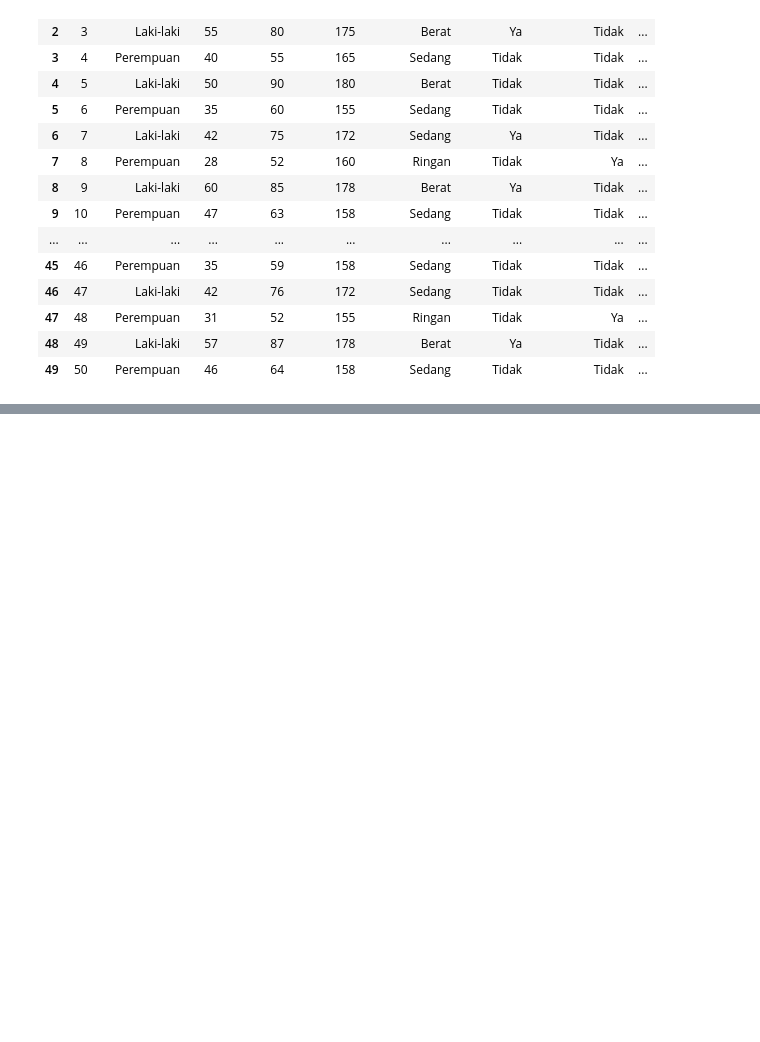
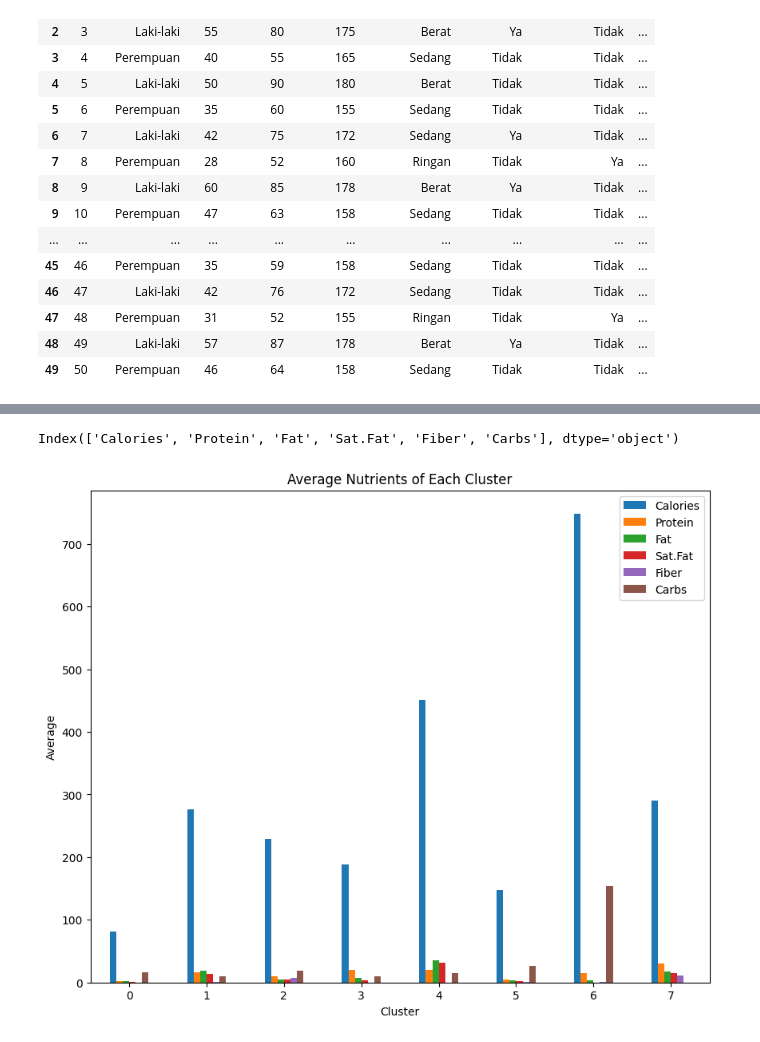
Before and after one commit to elisa11ramadanti/Capstone-Pilkamu, a Jupyter notebook: Capstone_Pilkamu.ipynb, the cells around one changed output, grey strips where cells are left out. Cells and saved outputs as stored; diff of their text form; code cells hidden in the pictures; blank space fills up the shorter version.

```diff
--- a/Capstone_Pilkamu.ipynb
+++ b/Capstone_Pilkamu.ipynb
@@ -248,0 +512,20 @@ df
+# %%
+# autoencoder
+input_dim = X.shape[1]
+n_clusters = 8
+
+input_layer = Input(shape=(input_dim,))
+encoded = Dense(64, activation='relu')(input_layer)
+encoded = Dense(32, activation='relu')(encoded)
+encoded = Dense(16, activation='relu')(encoded)
+
+decoded = Dense(32, activation='relu')(encoded)
+decoded = Dense(64, activation='relu')(decoded)
+decoded = Dense(input_dim, activation='linear')(decoded)
+
+autoencoder = Model(inputs=input_layer, outputs=decoded)
+
+autoencoder.compile(optimizer='adam', loss='mse')
+
+autoencoder.fit(X_tensor, X_tensor, epochs=50, batch_size=32, shuffle=True)
+autoencoder.save('model_food.h5')
@@ -248,0 +590,5 @@ df
+# %%
+# reassamble the dataframe
+df['Kelompok'] = labels
+df['Food'] = foods
+df
@@ -248,0 +609,15 @@ df
+# %%
+
+train_df.columns
+# %% [output]
+Index(['Calories', 'Protein', 'Fat', 'Sat.Fat', 'Fiber', 'Carbs'], dtype='object')
+# %%
+# Get average of each columns of each cluster then visualize
+df.groupby('Kelompok').mean().plot(kind='bar', figsize=(10, 8))
+plt.title('Average Nutrients of Each Cluster')
+plt.ylabel('Average')
+plt.xlabel('Cluster')
+plt.xticks(rotation=0)
+plt.show()
+# %% [output]
+[figure, added]
```
Also changed, not shown: parts of 95 cells of this notebook.
